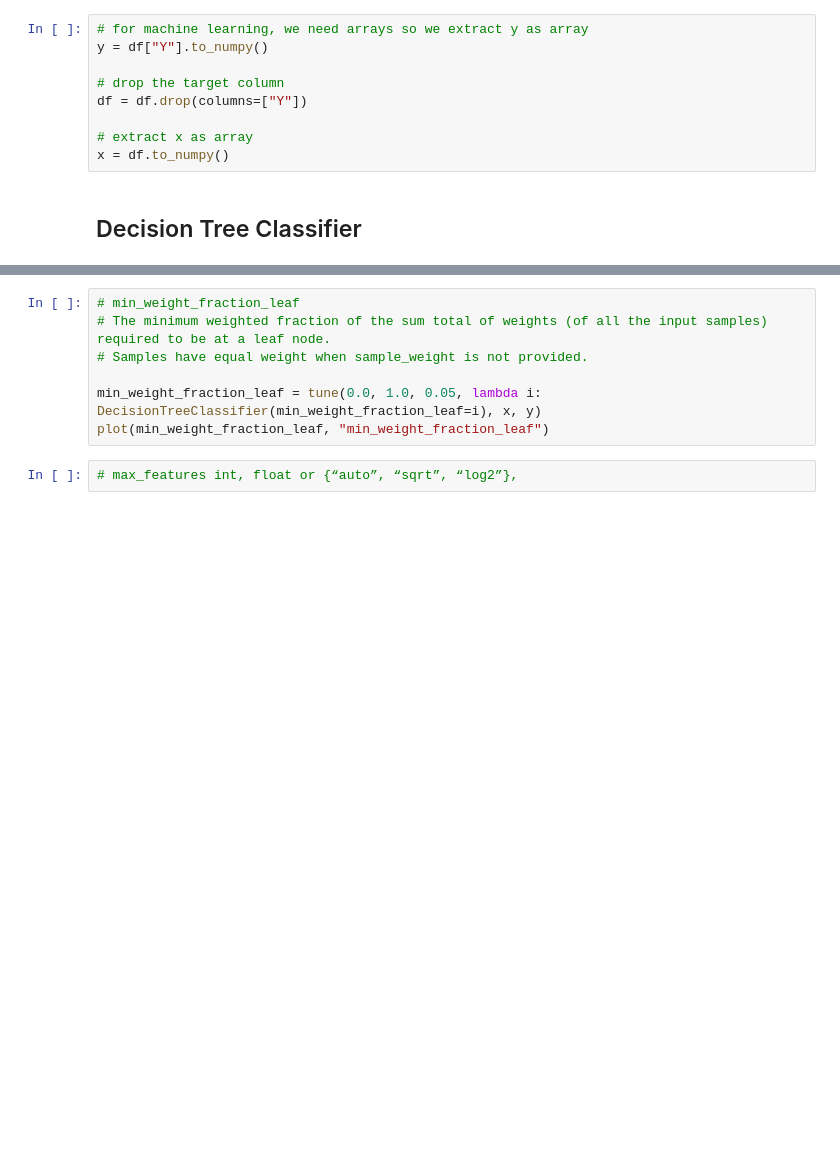
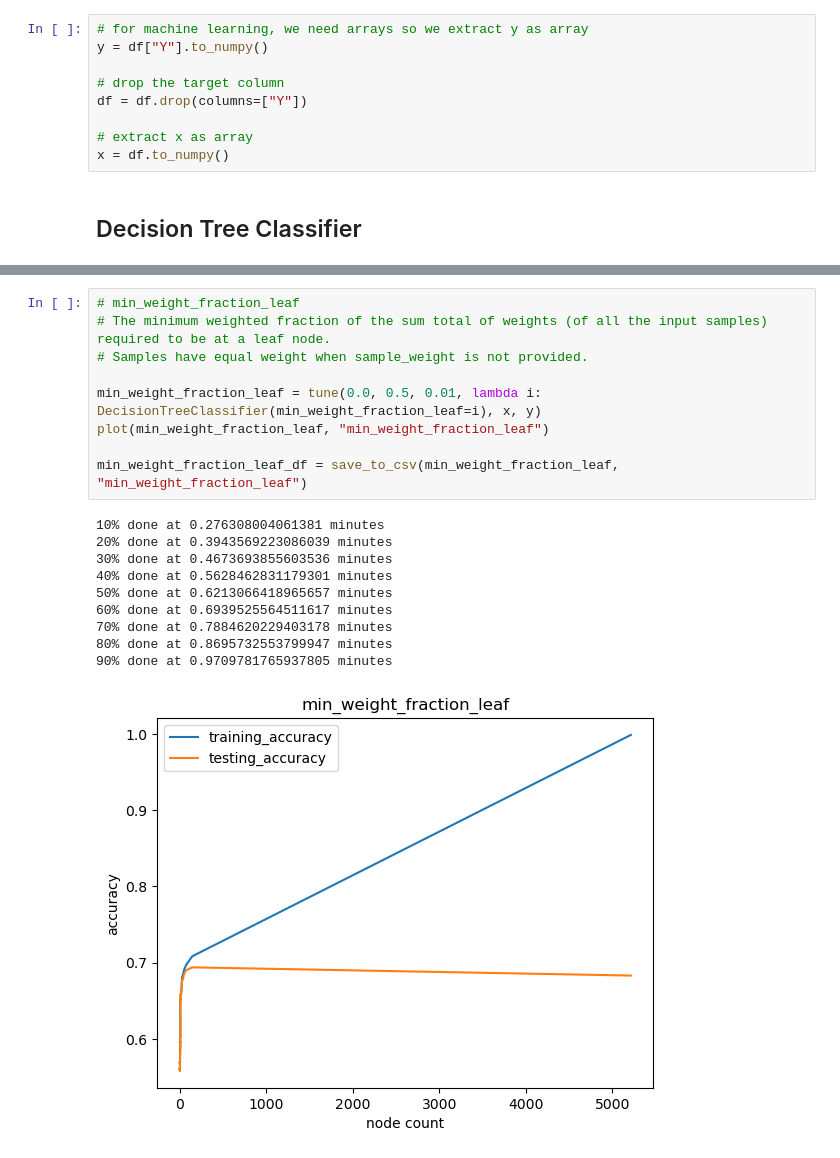
Before and after one commit to Hussain-Aziz/CMP466-Project, a Jupyter notebook: project.ipynb, the cells around one changed output, grey strips where cells are left out. Saved outputs shown, nothing was run; the diff lists cells and outputs as text; blank space fills up the shorter version.

```diff
--- a/project.ipynb
+++ b/project.ipynb
@@ -359,9 +420,20 @@ plot(min_samples_leaf, "min samples leaf")
 # %%
 # min_weight_fraction_leaf
 # The minimum weighted fraction of the sum total of weights (of all the input samples) required to be at a leaf node.
 # Samples have equal weight when sample_weight is not provided.
 
-min_weight_fraction_leaf = tune(0.0, 1.0, 0.05, lambda i: DecisionTreeClassifier(min_weight_fraction_leaf=i), x, y)
+min_weight_fraction_leaf = tune(0.0, 0.5, 0.01, lambda i: DecisionTreeClassifier(min_weight_fraction_leaf=i), x, y)
 plot(min_weight_fraction_leaf, "min_weight_fraction_leaf")
+
+min_weight_fraction_leaf_df = save_to_csv(min_weight_fraction_leaf, "min_weight_fraction_leaf")
+# %% [output]
+10% done at 0.276308004061381 minutes
+20% done at 0.3943569223086039 minutes
+30% done at 0.4673693855603536 minutes
+40% done at 0.5628462831179301 minutes
+50% done at 0.6213066418965657 minutes
+60% done at 0.6939525564511617 minutes
+70% done at 0.7884620229403178 minutes
+80% done at 0.8695732553799947 minutes
+90% done at 0.9709781765937805 minutes
+[figure, added]
-# %%
-# max_features int, float or {“auto”, “sqrt”, “log2”},
```
Also changed, not shown: parts of 30 cells of this notebook, 1 other file.
